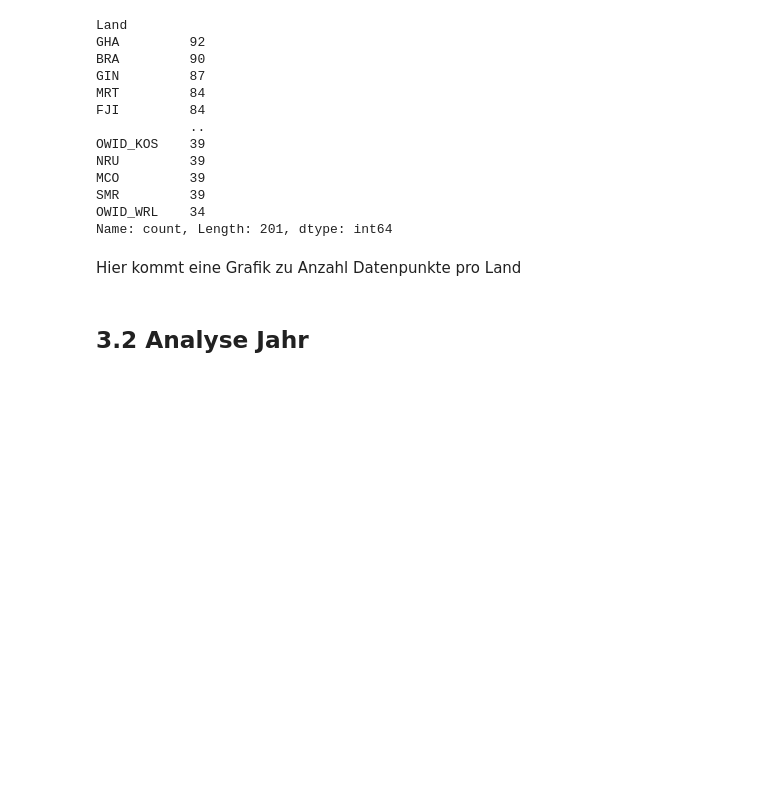
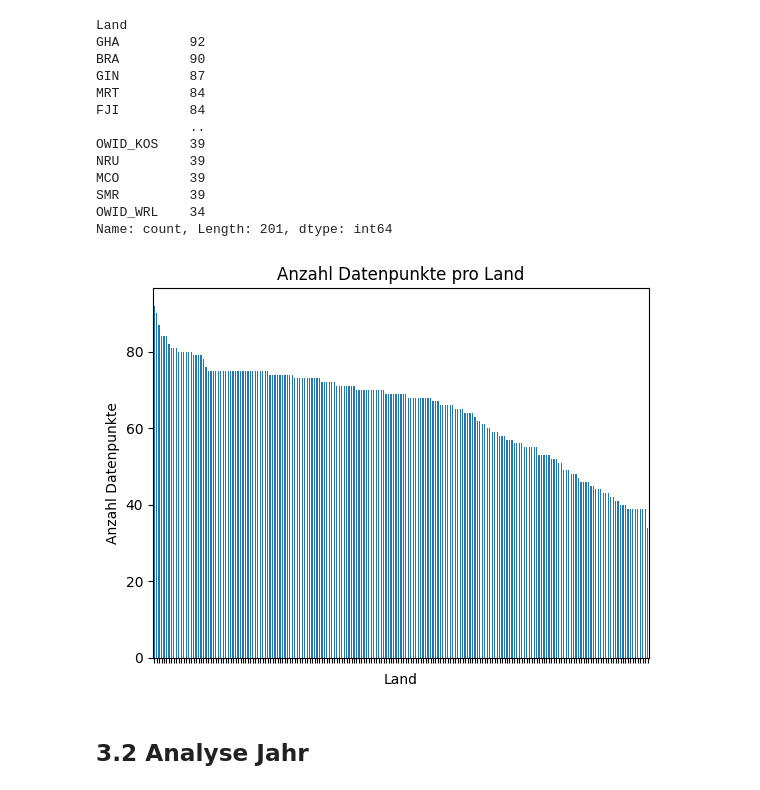
Before and after one commit to jemelie427/Leistungsnachweis-GitHub, a Jupyter notebook: Leistungsnachweis_Python_Säuglingssterblichkeit.ipynb, the cells around one changed output. Saved outputs shown, nothing was run; the diff lists cells and outputs as text; code cells hidden in the pictures; blank space fills up the shorter version.

Commit message:
Plots

```diff
--- a/Leistungsnachweis_Python_Säuglingssterblichkeit.ipynb
+++ b/Leistungsnachweis_Python_Säuglingssterblichkeit.ipynb
@@ -107,8 +107,11 @@ MCO         39
 SMR         39
 OWID_WRL    34
 Name: count, Length: 201, dtype: int64
-# %% [markdown]
-Hier kommt eine Grafik zu Anzahl Datenpunkte pro Land
+# %%
+ax = df['Land'].value_counts().plot(kind='bar', ylabel='Anzahl Datenpunkte', title="Anzahl Datenpunkte pro Land")
+ax.set_xticklabels([]);
+# %% [output]
+[figure, added]
 # %% [markdown]
 ## 3.2 Analyse Jahr
 # %%
```
Also changed, not shown: parts of 12 cells of this notebook.
